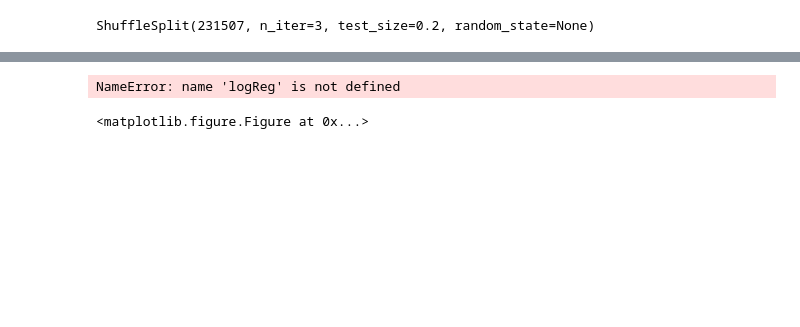
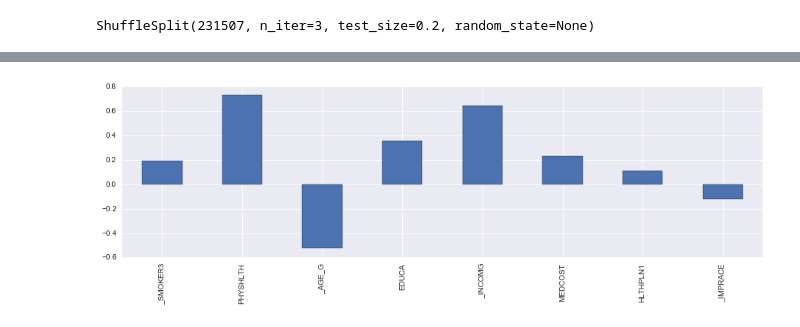
Before and after one commit to RahnL/DataScience-SMU, a Jupyter notebook: DataMining/DataMining - Lab 2.ipynb, the cells around one changed output, grey strips where cells are left out. Cells and saved outputs as stored; diff of their text form; code cells hidden in the pictures; blank space fills up the shorter version.

```diff
--- a/DataMining/DataMining - Lab 2.ipynb
+++ b/DataMining/DataMining - Lab 2.ipynb
@@ -225,32 +267,0 @@ Average accuracy:  0.864851050351
-# %%
-classweight = (None, 'balanced')
-for c in classweight:
-    print ('\n\nNow testing weight:', c)
-
-    lr_clf = LogisticRegression(penalty='l2', C=1.0, class_weight=c) # get object
-
-    iter_num = 0
-    accuracy = 0
-
-    # the indices are the rows used for training and testing in each iteration
-    for train_indices, test_indices in cv_object:
-        X_train = X[train_indices]
-        y_train = y[train_indices]
-
-        X_test = X[test_indices]
-        y_test = y[test_indices]
-
-        # train the reusable logisitc regression model on the training data
-        lr_clf.fit(X_train,y_train)  # train object
-        y_hat = lr_clf.predict(X_test) # get test set predictions
-
-        # now let's get the accuracy and confusion matrix for this iterations of training/testing
-        acc = mt.accuracy_score(y_test,y_hat)
-        conf = mt.confusion_matrix(y_test,y_hat)
-        print ("====Iteration",iter_num," ====")
-        print ("accuracy", acc)
-        # print "confusion matrix\n",conf  #not showing to save space.
-        iter_num+=1
-        accuracy = accuracy + acc
-
-    print ('\nAverage accuracy: ', accuracy/iter_num)
@@ -280,11 +270,14 @@ Average accuracy:  0.766295192432
 # %%
 # import k-fold cross validation from scikit learn
 from sklearn.cross_validation import KFold
+from sklearn.linear_model import LogisticRegression
+from sklearn import metrics as mt
+from sklearn.preprocessing import StandardScaler
 
-if 'health' in df:
-    y = df['health'].values # get the labels we want
-    del df['health'] # get ride of the class label
-    X = df.values # use everything else to predict!
+if 'health' in df_logreg:
+    y = df_logreg['health'].values # get the labels we want
+    del df_logreg['health'] # get ride of the class label
+    X = df_logreg.values # use everything else to predict!
 
 
 KFoldCrossObject = KFold(len(y), n_folds=10)
@@ -329,9 +327,8 @@ ValueError: could not convert string to float: 'Too expensive'
 # %%
 plt.figure(figsize=[15,4])
 
-weights = pd.Series(logReg.coef_[0],index=brfss.columns)
+weights = pd.Series(logReg.coef_[0],index=df_logreg.columns)
 weights.plot(kind='bar')
 plt.show()
 # %% [output]
-NameError: name 'logReg' is not defined
-<matplotlib.figure.Figure at 0x...>
+[figure, added]
```
Also changed, not shown: parts of 15 cells of this notebook.
